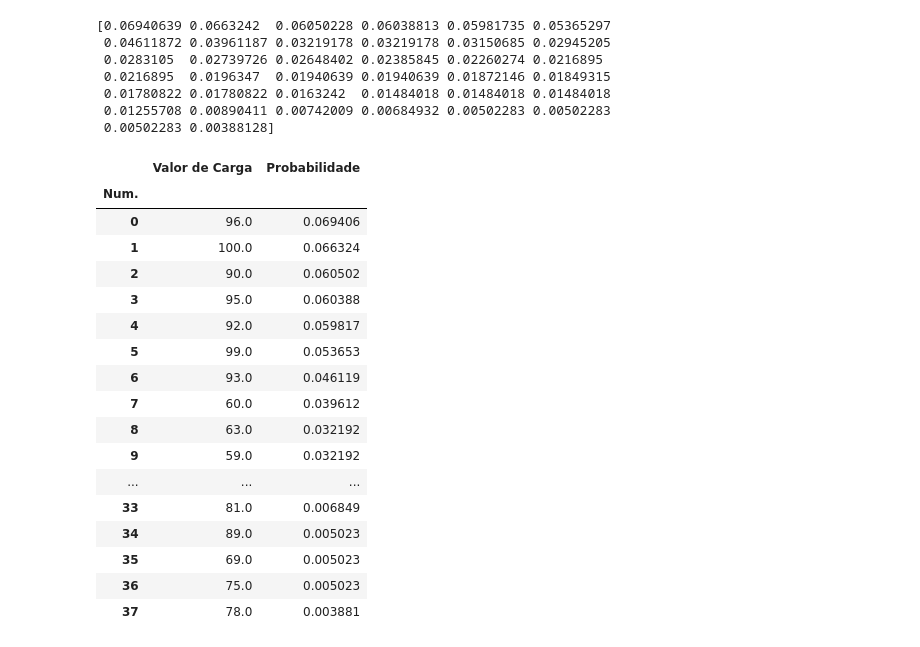
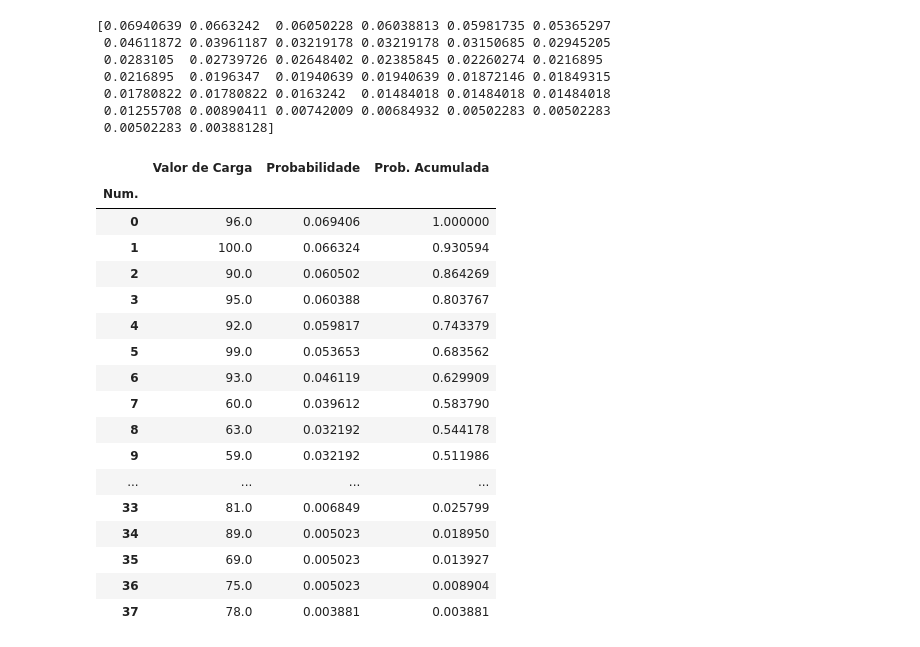
Before and after one commit to eduardomloureiro/Trabalho1_Confiabilidade, a Jupyter notebook: ler_curva.ipynb, the cells around one changed output. Saved outputs shown, nothing was run; the diff lists cells and outputs as text; code cells hidden in the pictures.

```diff
--- a/ler_curva.ipynb
+++ b/ler_curva.ipynb
@@ -170,23 +170,30 @@ df = pd.DataFrame({'Valor de Carga': valores_curva, 'Probabilidade': prob_valore
 
 # add index label to df
 df.index.name = 'Num.'
-df
-# %% [output]
-|  | Valor de Carga | Probabilidade |
-| Num. |  |  |
-| 0 | 96.0 | 0.069406 |
-| 1 | 100.0 | 0.066324 |
-| 2 | 90.0 | 0.060502 |
-| 3 | 95.0 | 0.060388 |
-| 4 | 92.0 | 0.059817 |
-| 5 | 99.0 | 0.053653 |
-| 6 | 93.0 | 0.046119 |
-| 7 | 60.0 | 0.039612 |
-| 8 | 63.0 | 0.032192 |
-| 9 | 59.0 | 0.032192 |
-| ... | ... | ... |
-| 33 | 81.0 | 0.006849 |
-| 34 | 89.0 | 0.005023 |
-| 35 | 69.0 | 0.005023 |
-| 36 | 75.0 | 0.005023 |
-| 37 | 78.0 | 0.003881 |
+# %%
+# acumular valores da menor probabilidade para a maior (ordem crescente)
+prob_acumulada = np.cumsum(prob_valores[::-1])[::-1]
+# print(prob_acumulada)
+
+# adicionar coluna de probabilidade acumulada ao dataframe
+df['Prob. Acumulada'] = prob_acumulada
+df
+# %% [output]
+|  | Valor de Carga | Probabilidade | Prob. Acumulada |
+| Num. |  |  |  |
+| 0 | 96.0 | 0.069406 | 1.000000 |
+| 1 | 100.0 | 0.066324 | 0.930594 |
+| 2 | 90.0 | 0.060502 | 0.864269 |
+| 3 | 95.0 | 0.060388 | 0.803767 |
+| 4 | 92.0 | 0.059817 | 0.743379 |
+| 5 | 99.0 | 0.053653 | 0.683562 |
+| 6 | 93.0 | 0.046119 | 0.629909 |
+| 7 | 60.0 | 0.039612 | 0.583790 |
+| 8 | 63.0 | 0.032192 | 0.544178 |
+| 9 | 59.0 | 0.032192 | 0.511986 |
+| ... | ... | ... | ... |
+| 33 | 81.0 | 0.006849 | 0.025799 |
+| 34 | 89.0 | 0.005023 | 0.018950 |
+| 35 | 69.0 | 0.005023 | 0.013927 |
+| 36 | 75.0 | 0.005023 | 0.008904 |
+| 37 | 78.0 | 0.003881 | 0.003881 |
```
Also changed, not shown: parts of 1 cell of this notebook.
